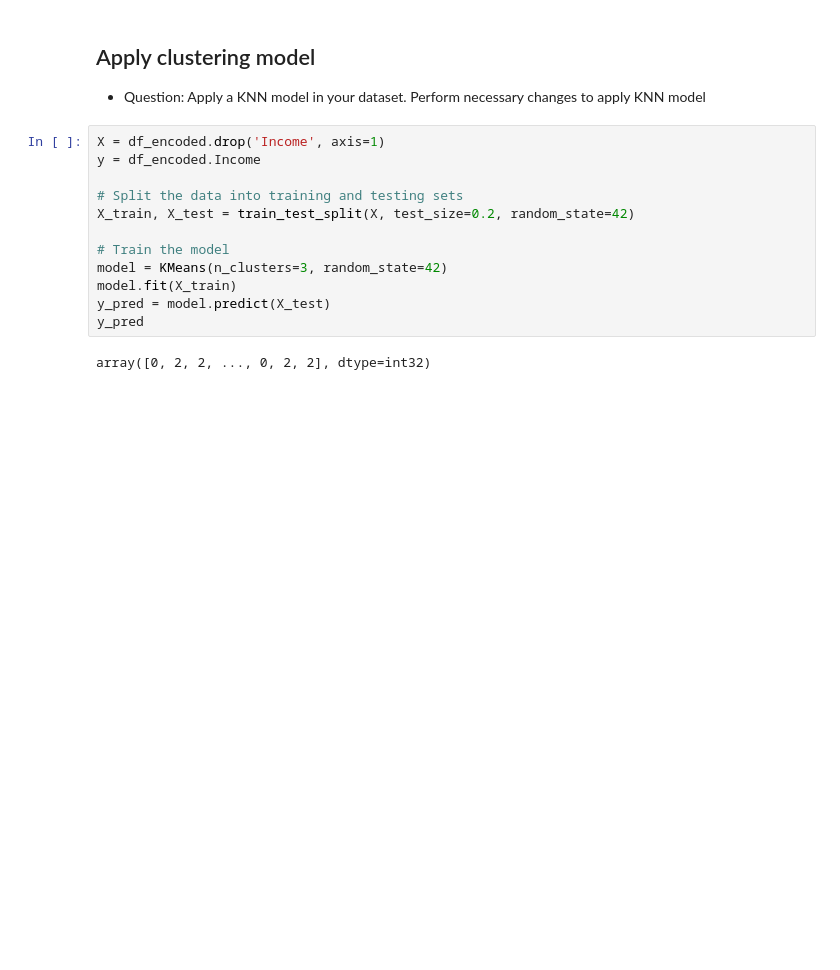
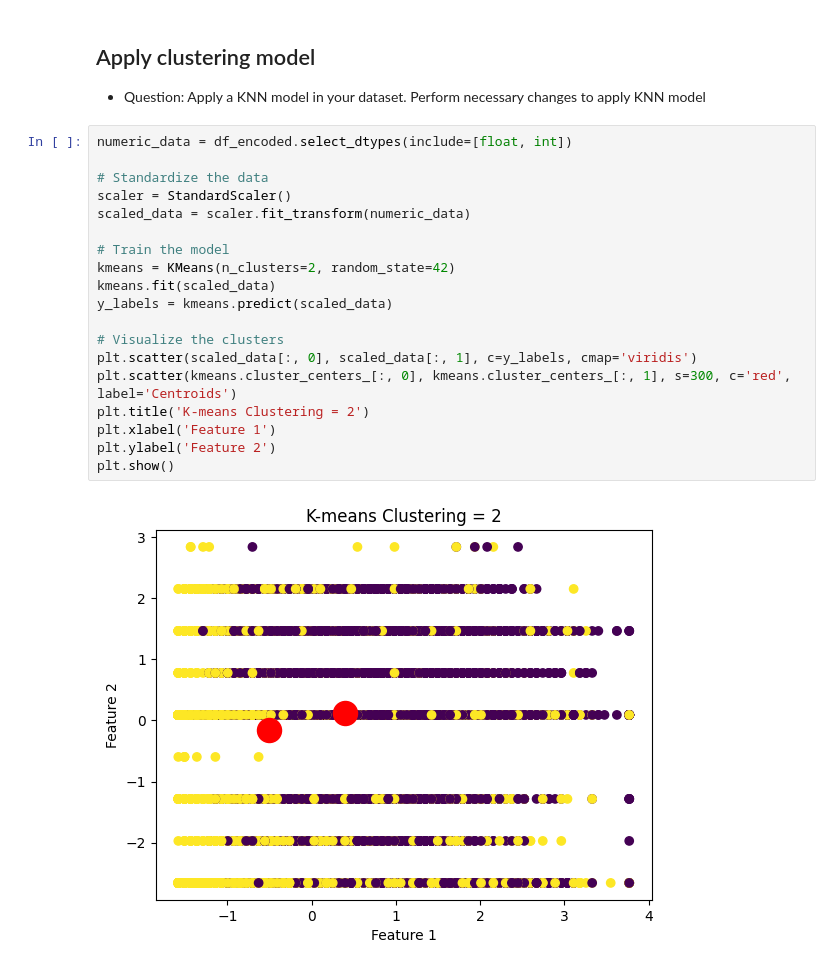
Before and after one commit to jhonnovax/income-prediction, a Jupyter notebook: income-notebook.ipynb, the cells around one changed output. Saved outputs shown, nothing was run; the diff lists cells and outputs as text; blank space fills up the shorter version.

```diff
--- a/income-notebook.ipynb
+++ b/income-notebook.ipynb
@@ -472,16 +539,23 @@ NameError: name 'df_encoded' is not defined
 ## Apply clustering model
 - Question: Apply a KNN model in your dataset. Perform necessary changes to apply KNN model
 # %%
-X = df_encoded.drop('Income', axis=1)
-y = df_encoded.Income
+numeric_data = df_encoded.select_dtypes(include=[float, int])
 
-# Split the data into training and testing sets
-X_train, X_test = train_test_split(X, test_size=0.2, random_state=42)
+# Standardize the data
+scaler = StandardScaler()
+scaled_data = scaler.fit_transform(numeric_data)
 
 # Train the model
-model = KMeans(n_clusters=3, random_state=42)
-model.fit(X_train)
-y_pred = model.predict(X_test)
-y_pred
+kmeans = KMeans(n_clusters=2, random_state=42)
+kmeans.fit(scaled_data)
+y_labels = kmeans.predict(scaled_data)
+
+# Visualize the clusters
+plt.scatter(scaled_data[:, 0], scaled_data[:, 1], c=y_labels, cmap='viridis')
+plt.scatter(kmeans.cluster_centers_[:, 0], kmeans.cluster_centers_[:, 1], s=300, c='red', label='Centroids')
+plt.title('K-means Clustering = 2')
+plt.xlabel('Feature 1')
+plt.ylabel('Feature 2')
+plt.show()
 # %% [output]
-array([0, 2, 2, ..., 0, 2, 2], dtype=int32)
+[figure, added]
```
Also changed, not shown: parts of 13 cells of this notebook.
